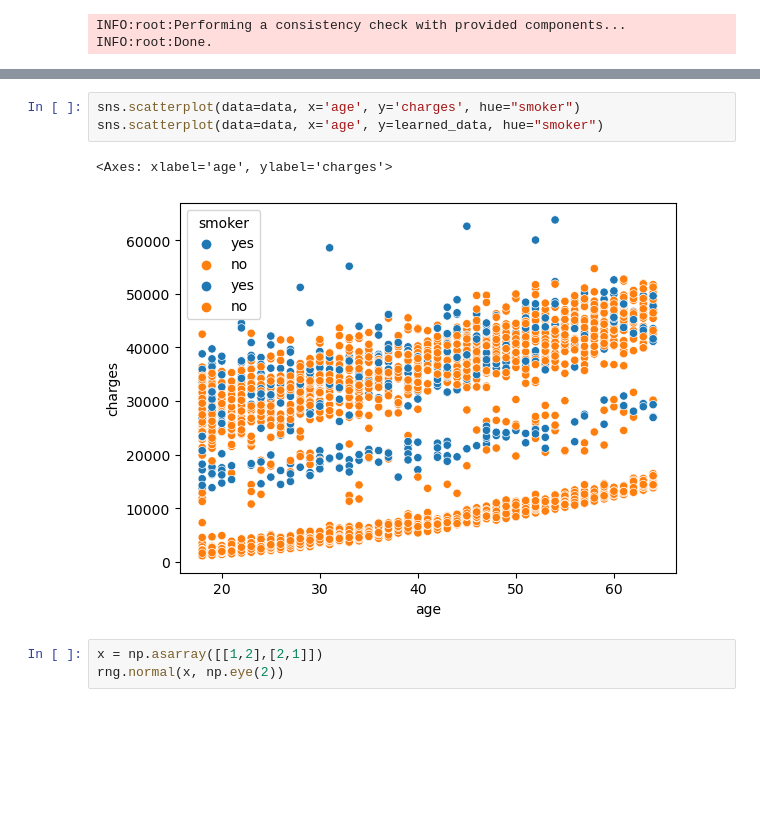
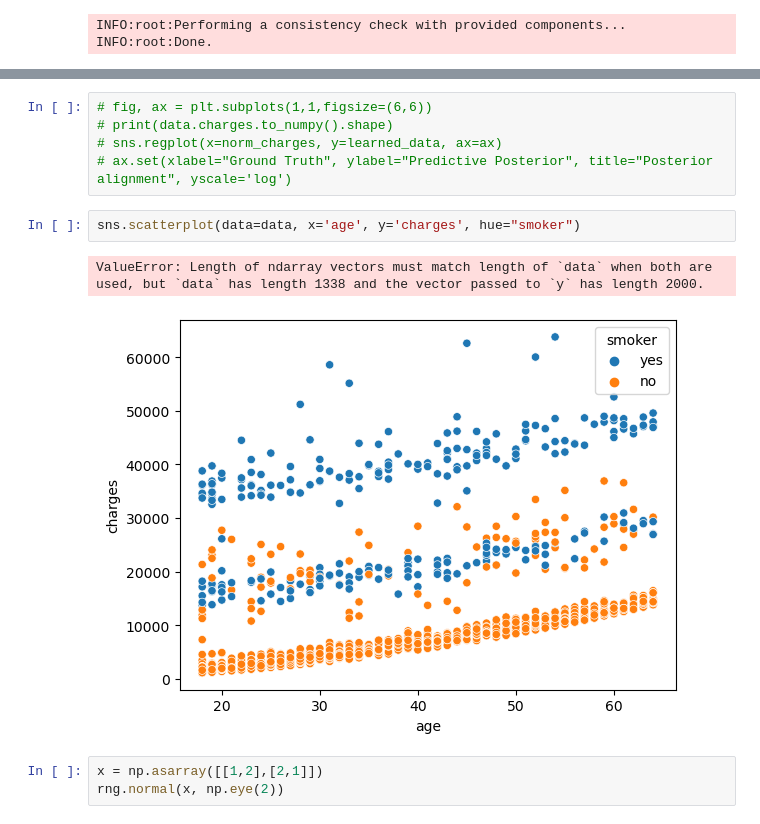
Before and after one commit to Chase-Grajeda/Grajeda-Rowe, a Jupyter notebook: project/insurance_flow.ipynb, the cells around one changed output, grey strips where cells are left out. Cells and saved outputs as stored; diff of their text form; blank space fills up the shorter version.

```diff
--- a/project/insurance_flow.ipynb
+++ b/project/insurance_flow.ipynb
@@ -204,9 +178,13 @@ sns.scatterplot(x=data.charges.to_numpy(), y=learned_data)
+# %%
+# fig, ax = plt.subplots(1,1,figsize=(6,6))
+# print(data.charges.to_numpy().shape)
+# sns.regplot(x=norm_charges, y=learned_data, ax=ax)
+# ax.set(xlabel="Ground Truth", ylabel="Predictive Posterior", title="Posterior alignment", yscale='log')
 # %%
 sns.scatterplot(data=data, x='age', y='charges', hue="smoker")
-sns.scatterplot(data=data, x='age', y=learned_data, hue="smoker")
 # %% [output]
-<Axes: xlabel='age', ylabel='charges'>
+ValueError: Length of ndarray vectors must match length of `data` when both are used, but `data` has length 1338 and the vector passed to `y` has length 2000.
-[figure, old version]
+[figure, new version]
 # %%
 x = np.asarray([[1,2],[2,1]])
 rng.normal(x, np.eye(2))
```
Also changed, not shown: parts of 12 cells of this notebook, 1 other file.
